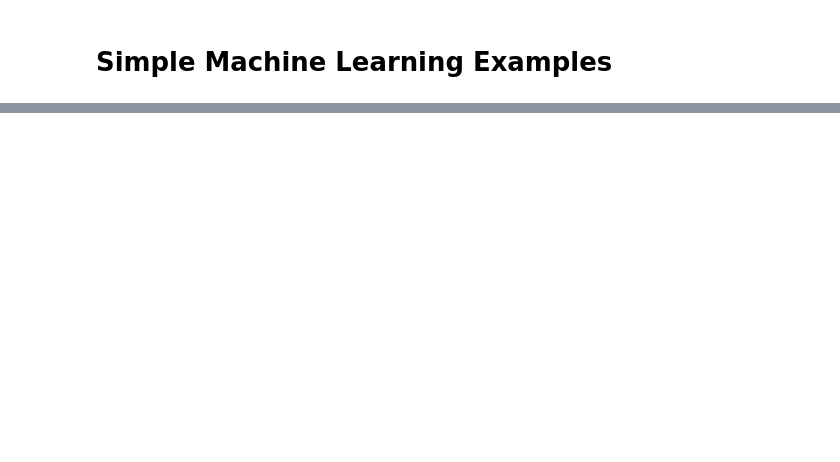
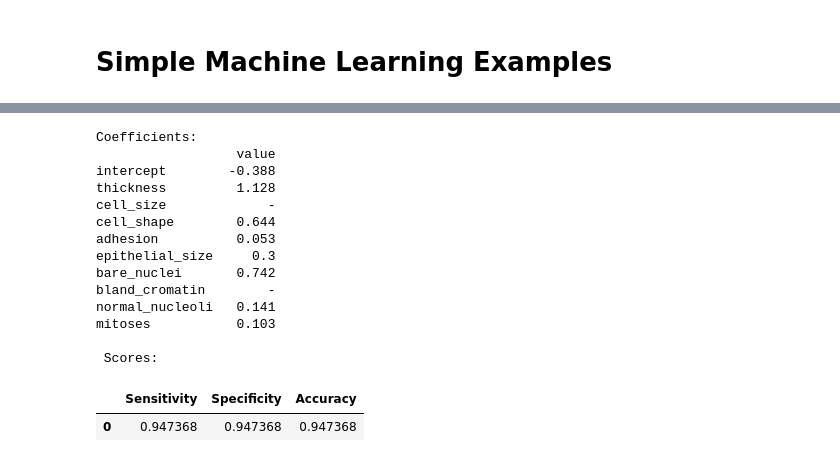
Before and after one commit to abdulrahman1123/analysis_examples, a Jupyter notebook: machine_learning.ipynb, the cells around one changed output, grey strips where cells are left out. Drawn from its saved outputs; the diff is of its cells as text; code cells hidden in the pictures; blank space fills up the shorter version.

```diff
--- a/machine_learning.ipynb
+++ b/machine_learning.ipynb
@@ -36,8 +36,6 @@ def choose_model(model, c_type = 'best', plot_result = True):
     scores_sem = model.scores_[1.0].std(axis=0) / np.sqrt(n_folds)
 
     # Get 1 standard error of the mean (SEM) from the best accuracy,
-    # According to Friedman, Hastie, and Tibshirani (2010): since risk curves are estimated
-    # with errors, it is better to err on the side of parsimony
     best_sem = scores_sem[best_c_ind]
 
     # finds the last point where scores are within one SEM from best score
@@ -89,4 +87,4 @@ def model_performance(model,X_test,y_test):
     sens = tp / (tp + fn)
     spec = tn / (tn + fp)
     accuracy = (tp + tn) / (tp + tn + fp + fn)
-    print(pd.DataFrame([[sens, spec, accuracy]], columns=['Sensitivity', 'Specificity', 'Accuracy']))
+    return pd.DataFrame([[sens, spec, accuracy]], columns=['Sensitivity', 'Specificity', 'Accuracy'])
@@ -119,0 +132,20 @@ imp_data
+# %%
+# Choose features
+X = data.iloc[:,1:-1]
+y = data.iloc[:,-1]
+
+# Divide into training and test sets
+X_train, X_test, y_train, y_test = train_test_split(X, y, test_size=0.25, random_state=10)
+
+print(f"Size of training dataset = {X_train.shape} and testing dataset = {X_test.shape}")
+
+# Using the mean, impute the training and testing datasets separately
+imp = SimpleImputer(missing_values=np.nan, strategy='mean')
+X_train = imp.fit_transform(X_train.copy())
+X_test = imp.fit_transform(X_test.copy())
+
+
+# scale both X_train and X_test for faster convergence
+scaler = StandardScaler()
+X_train = scaler.fit_transform(X_train)
+X_test = scaler.fit_transform(X_test)
@@ -162,0 +187,19 @@ model_performance(par_model, X_test, y_test)
+# %%
+model_performance(cv_model,  X_test, y_test)
+# %% [output]
+Coefficients:
+                  value
+intercept        -0.388
+thickness         1.128
+cell_size             -
+cell_shape        0.644
+adhesion          0.053
+epithelial_size     0.3
+bare_nuclei       0.742
+bland_cromatin        -
+normal_nucleoli   0.141
+mitoses           0.103
+
+ Scores:
+|  | Sensitivity | Specificity | Accuracy |
+| 0 | 0.947368 | 0.947368 | 0.947368 |
```
Also changed, not shown: parts of 16 cells of this notebook.
